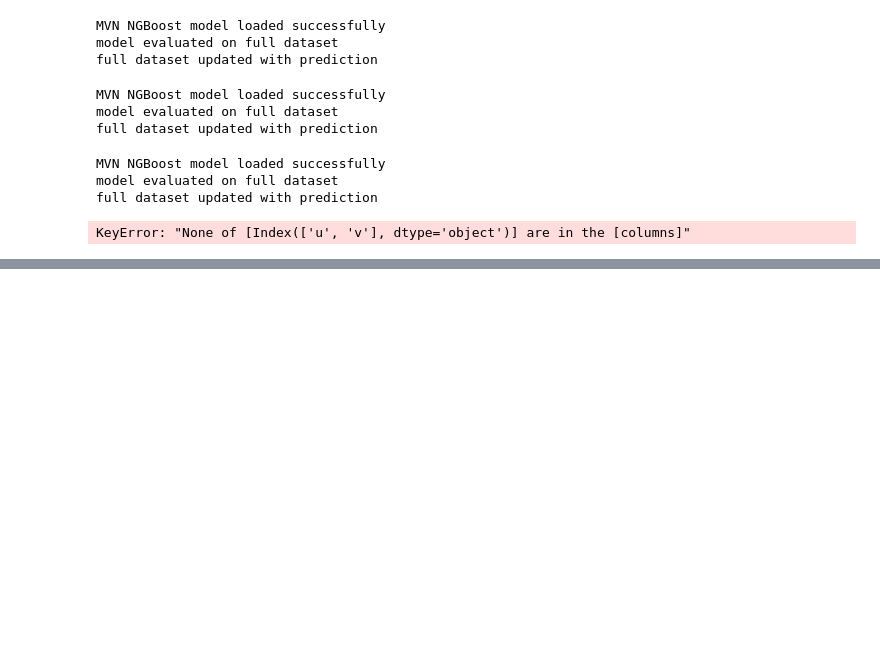
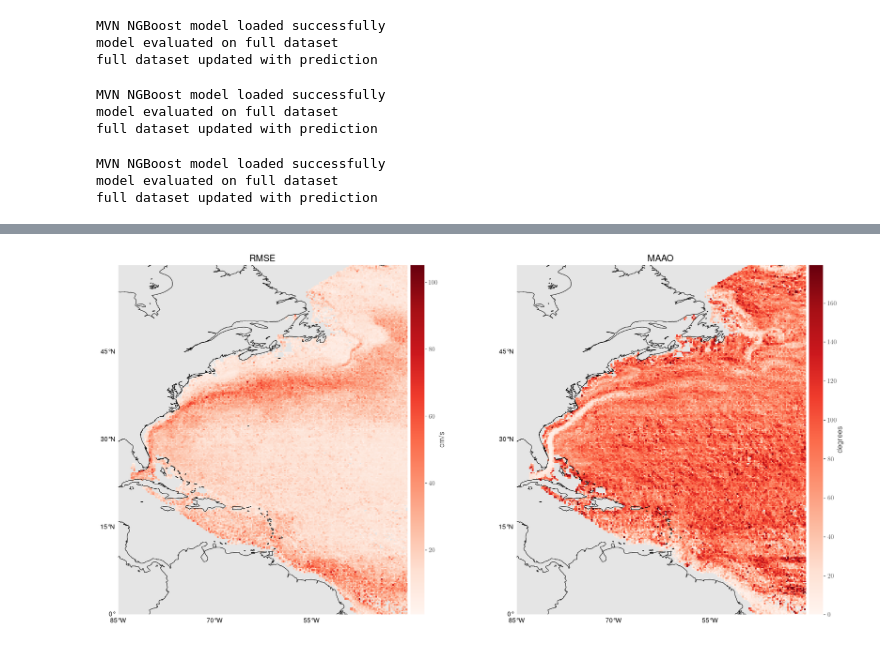
Before and after one commit to vanessamadu/seaducks, a Jupyter notebook: notebooks/evaluation.ipynb, the cells around one changed output, grey strips where cells are left out. Saved outputs shown, nothing was run; the diff lists cells and outputs as text; code cells hidden in the pictures; blank space fills up the shorter version.

Commit message:
add spatial plots

```diff
--- a/notebooks/evaluation.ipynb
+++ b/notebooks/evaluation.ipynb
@@ -602,7 +602,7 @@ def format_data_for_spatial_plots(drifter_dataset1,lat_grid,lon_grid,bin_size):
     idx0 = [ii[0] for ii in idx]
     idx1 = [ii[1] for ii in idx]
 
-    plot_frame = pd.DataFrame(index=[idx0,idx1])
+    plot_frame = pd.DataFrame(index=[idx0,idx1],columns=['RMSE','MAE','MAAO','MdAPE'])
     plot_frame.sort_index()
 
     # add residuals
@@ -619,12 +619,16 @@ def format_data_for_spatial_plots(drifter_dataset1,lat_grid,lon_grid,bin_size):
     df['angle_offset']=np.rad2deg(df['angle_offset'])
 
     grouped_frame = df.groupby([f"lon_bin_size_{bin_size}", f"lat_bin_size_{bin_size}"], sort=False,
-                                                            observed=False)[vars]# calculate rmse over all data points for each replication
+                                                            observed=False)[vars]
 
-    plot_frame.loc[:,'RMSE'] = grouped_frame.apply(lambda g: 100*np.sqrt(np.mean(g["e_1"]**2 + g["e_2"]**2)/2))
-    plot_frame.loc[:,'MAE'] = grouped_frame.apply(lambda g: 100*np.mean(np.abs(g["e_1"]) + np.abs(g["e_2"]))/2)
-    plot_frame.loc[:,'MAAO'] = grouped_frame.apply(lambda g:np.mean(g['angle_offset']))
-    plot_frame.loc[:,'MdAPE'] = grouped_frame.apply(lambda g: np.median([100*np.abs(g["e_1"]/g["u"]), 100*np.abs(g["e_2"]/g["v"])]))
+    plot_frame['RMSE'] = grouped_frame.apply(lambda g: 100*np.sqrt(np.mean(g["e_1"]**2 + g["e_2"]**2)/2))
+    print('RMSE added')
+    plot_frame['MAE'] = grouped_frame.apply(lambda g: 100*np.mean(np.abs(g["e_1"]) + np.abs(g["e_2"]))/2)
+    print('MAE added')
+    plot_frame['MAAO'] = grouped_frame.apply(lambda g:np.mean(g['angle_offset']))
+    print('MAAO added')
+    plot_frame['MdAPE'] = grouped_frame.apply(lambda g: np.median([100*np.abs(g["e_1"]/g["u"]), 100*np.abs(g["e_2"]/g["v"])]))
+    print('MdAPE added')
 
     plot_frame.dropna(inplace=True)
     gpd = list(map(cuts2poly,plot_frame.index))
@@ -663,5 +667,63 @@ model evaluated on full dataset
 full dataset updated with prediction
 # %%
 test = format_data_for_spatial_plots(config_38_full_data,lat_grid,lon_grid,bin_size)
-# %% [output]
-KeyError: "None of [Index(['u', 'v'], dtype='object')] are in the [columns]"
+# %%
+import cartopy.crs as ccrs
+from spatial_plotting import plot_column,add_gridlines,add_letters
+fig, axs = plt.subplots(1,2,figsize=(20,10), subplot_kw= {"projection":ccrs.PlateCarree()})
+
+extent = [-85.01,#summaries['lon'].min(),
+          full_data['lon'].max(),
+          -0.01,
+          full_data['lat'].max()
+         ]
+
+current_ax = axs[0]
+
+    # vmax_manual = 90
+
+cax = plot_column(test,
+                    'RMSE',
+                    ax=current_ax,
+                    cmap='Reds')
+print(f'RMSE plot successful')
+current_ax.set_title('RMSE')
+current_ax.set_extent(extent,ccrs.PlateCarree())
+current_ax.coastlines()
+current_ax.set_aspect('auto')
+add_gridlines(current_ax)
+cax.set_ylabel('cm/s', labelpad=0.1)
+
+current_ax = axs[1]
+
+    # vmax_manual = 90
+
+cax = plot_column(test,
+                    'MAAO',
+                    ax=current_ax,
+                    cmap='Reds')
+print(f'MAAO plot successful')
+current_ax.set_title('MAAO')
+current_ax.set_extent(extent,ccrs.PlateCarree())
+current_ax.coastlines()
+current_ax.set_aspect('auto')
+add_gridlines(current_ax)
+cax.set_ylabel('degrees', labelpad=0.1)
+
+
+add_letters(axs)
+print('letters added')
+plt.subplots_adjust(wspace=0.3, hspace=0.3)
+print('whitespace adjusted')
+axs[0].coastlines()
+print('coastline added')
+axs[0].set_aspect('auto')
+print('aspect ratio set')
+
+axs[1].coastlines()
+print('coastline added')
+axs[1].set_aspect('auto')
+print('aspect ratio set')
+
+plt.savefig('test')
+# %% [output]
@@ -667,0 +738 @@ KeyError: "None of [Index(['u', 'v'], dtype='object')] are in the [columns]"
+[figure, added]
```
Also changed, not shown: parts of 1 cell of this notebook.
